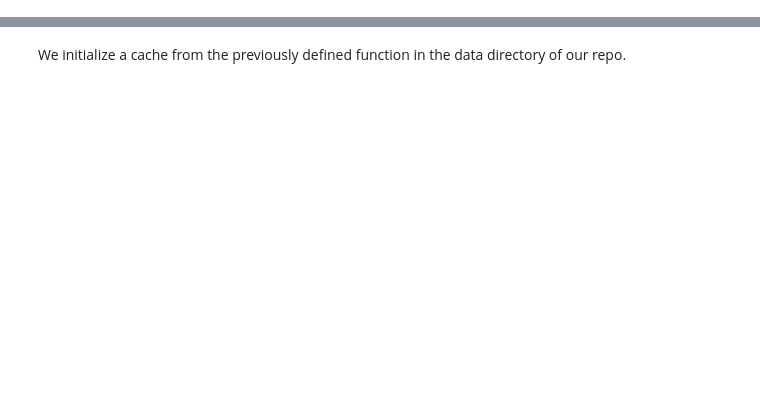
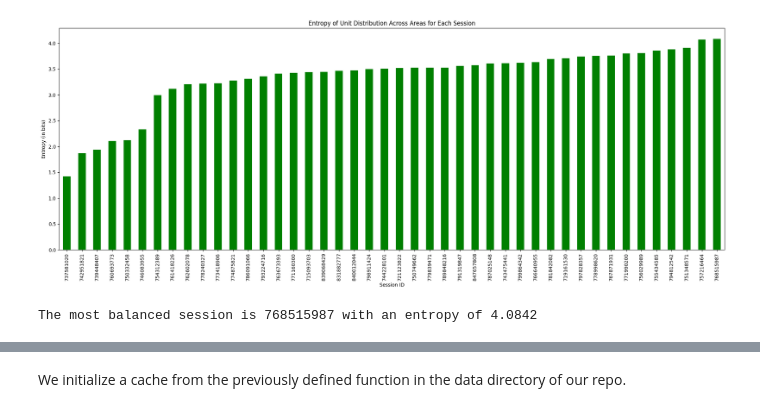
Before and after one commit to FilippoRonzino/mathematical-modelling-for-neuroscience, a Jupyter notebook: import_data.ipynb, the cells around one changed output, grey strips where cells are left out. Saved outputs shown, nothing was run; the diff lists cells and outputs as text; code cells hidden in the pictures; blank space fills up the shorter version.

```diff
--- a/import_data.ipynb
+++ b/import_data.ipynb
@@ -59,0 +110,14 @@ def replace_not_recognized_nulls(dataset, drop_nan = False):
+# %%
+def compute_entropy(row):
+    """
+    Compute the entropy  H = -sum(p * log2(p)) of a distribution for a session.
+    """
+    counts = row.values
+
+    total = counts.sum()
+    # probabilities = counts / total if total > 0 else np.zeros_like(counts)
+    probabilities = counts / total
+
+    probabilities = probabilities[probabilities > 0]
+
+    return -np.sum(probabilities * np.log2(probabilities))
@@ -59,0 +242,25 @@ def replace_not_recognized_nulls(dataset, drop_nan = False):
+# %%
+entropy_values = unit_count_by_area_df.apply(compute_entropy, axis=1)
+
+fig, ax = plt.subplots(figsize=(20, 8))
+
+entropy_values = entropy_values.sort_values()
+
+entropy_values.plot(kind='bar', ax=ax, color='green')
+
+ax.set_ylabel('Entropy (in bits)')
+ax.set_xlabel('Session ID')
+ax.set_title('Entropy of Unit Distribution Across Areas for Each Session')
+
+plt.xticks(rotation=90)
+plt.tight_layout()
+plt.show()
+# %% [output]
+[figure, added]
+# %%
+most_balanced_session = entropy_values.idxmax()
+highest_entropy_value = entropy_values.max()
+
+print(f"The most balanced session is {most_balanced_session} with an entropy of {highest_entropy_value:.4f}")
+# %% [output]
+The most balanced session is 768515987 with an entropy of 4.0842
```
Also changed, not shown: parts of 25 cells of this notebook.
